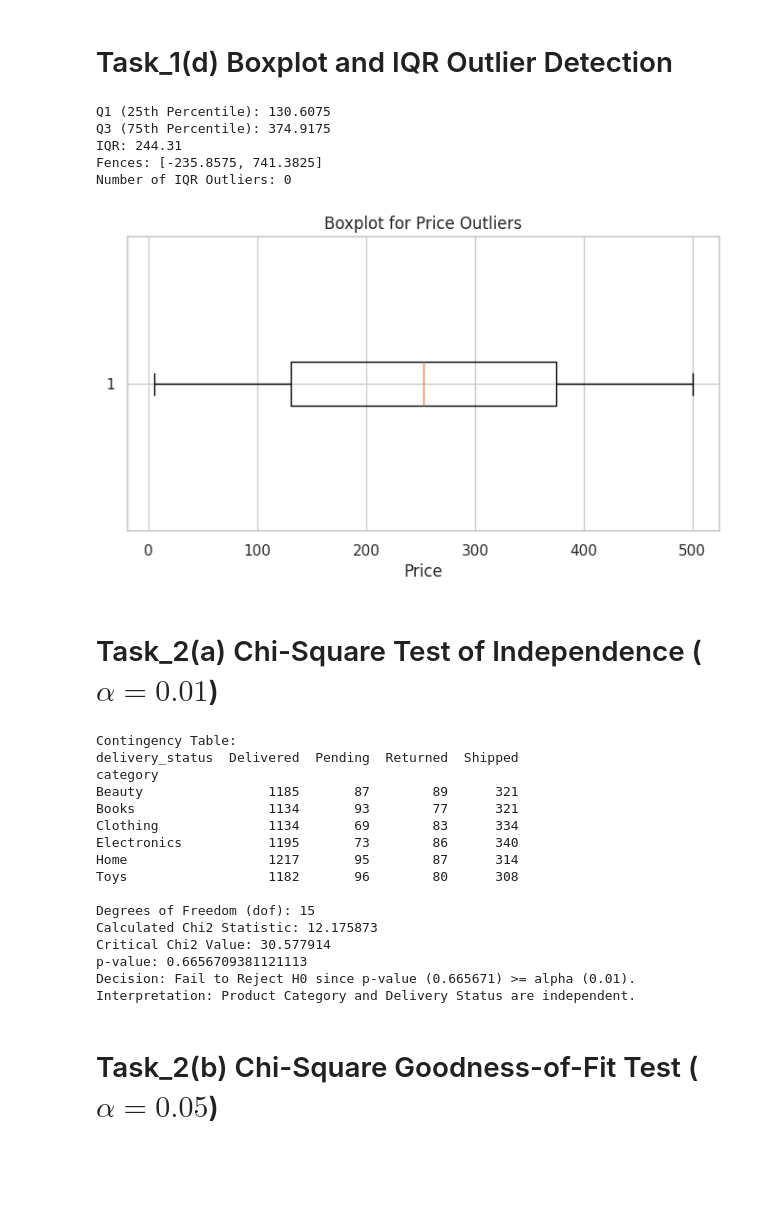
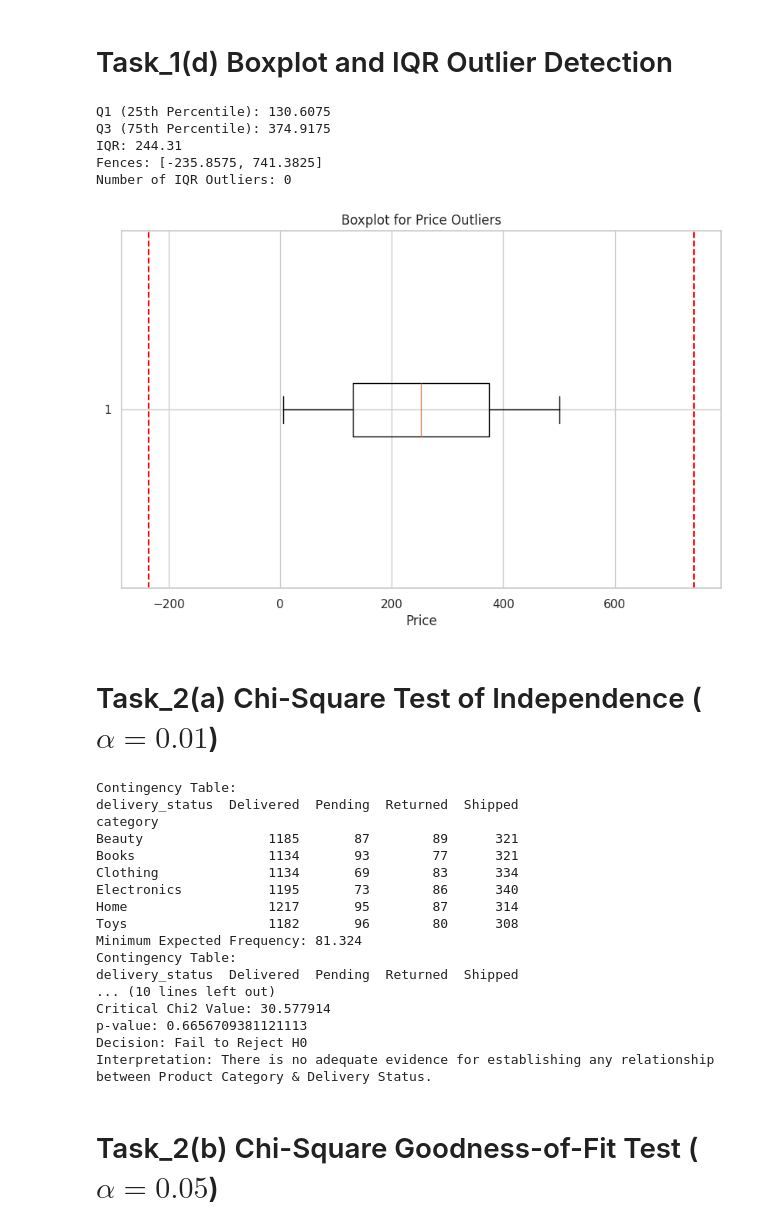
Before and after one commit to saifuddin-vuia/saifuddin-vuia, a Jupyter notebook: Statistics_CA_One.ipynb, the cells around one changed output. Saved outputs shown, nothing was run; the diff lists cells and outputs as text; code cells hidden in the pictures; blank space fills up the shorter version.

```diff
--- a/Statistics_CA_One.ipynb
+++ b/Statistics_CA_One.ipynb
@@ -160,46 +162,56 @@ Percentage inside 1-Sigma: 57.88 %
 # %%
 # Quartiles and IQR
 q1 = X.quantile(0.25)
 q3 = X.quantile(0.75)
 iqr = q3 - q1
 
 lower_fence = q1 - 1.5 * iqr
 upper_fence = q3 + 1.5 * iqr
 
 outliers_iqr = X[(X < lower_fence) | (X > upper_fence)]
 
 print("Q1 (25th Percentile):", round(q1, 6))
 print("Q3 (75th Percentile):", round(q3, 6))
 print("IQR:", round(iqr, 6))
 print(f"Fences: [{round(lower_fence, 6)}, {round(upper_fence, 6)}]")
 print("Number of IQR Outliers:", len(outliers_iqr))
 
 # Boxplot
-plt.figure(figsize=(8, 4))
+plt.figure(figsize=(10, 6))
 plt.boxplot(X, vert=False)
+plt.axvline(lower_fence, color='red', linestyle='--')
+plt.axvline(upper_fence, color='red', linestyle='--')
 plt.title('Boxplot for Price Outliers')
 plt.xlabel('Price')
 plt.show()
 # %% [output]
 Q1 (25th Percentile): 130.6075
 Q3 (75th Percentile): 374.9175
 IQR: 244.31
 Fences: [-235.8575, 741.3825]
 Number of IQR Outliers: 0
-[figure, old version]
+[figure, new version]
 # %% [markdown]
 # Task_2(a) Chi-Square Test of Independence ($\alpha = 0.01$)
 # %%
 # i. Hypotheses & Contingency Table
-# ii. Find Statistic and Critical Value
-# iii. Decision & Result Interpretation
+
+# H0: Product Category and Delivery Status are independent.
+# H1: Product Category and Delivery Status are not independent.
+
 
 contingency = pd.crosstab(df['category'], df['delivery_status'])
 alpha = 0.01
 
+print('Contingency Table:')
+print(contingency)
+
+# ii. Find Statistic and Critical Value
 
 chi2_stat, p_val, dof, expected = stats.chi2_contingency(contingency)
 critical_val = stats.chi2.ppf(1 - alpha, dof)
+
+print("Minimum Expected Frequency:", expected.min())
 
 print('Contingency Table:')
 print(contingency)
@@ -208,13 +220,15 @@ print('Calculated Chi2 Statistic:', round(chi2_stat, 6))
 print('Critical Chi2 Value:', round(critical_val, 6))
 print('p-value:', p_val)
 
-if p_val < alpha:
-  print(f'Decision: Reject H0 since p-value ({p_val:.6e}) < alpha ({alpha}).')
+# iii. Decision & Result Interpretation
+
+if chi2_stat > critical_val:
+  print(f'Decision: Reject H0')
   print('Interpretation: There is a statistically significant association between Product Category and Delivery Status.')
 
 else:
-  print(f'Decision: Fail to Reject H0 since p-value ({p_val:.6f}) >= alpha ({alpha}).')
-  print('Interpretation: Product Category and Delivery Status are independent.')
+  print(f'Decision: Fail to Reject H0')
+  print('Interpretation: There is no adequate evidence for establishing any relationship between Product Category & Delivery Status.')
 # %% [output]
 Contingency Table:
 delivery_status  Delivered  Pending  Returned  Shipped
@@ -225,13 +239,14 @@ Clothing              1134       69        83      334
 Electronics           1195       73        86      340
 Home                  1217       95        87      314
 Toys                  1182       96        80      308
-
-Degrees of Freedom (dof): 15
-Calculated Chi2 Statistic: 12.175873
+Minimum Expected Frequency: 81.324
+Contingency Table:
+delivery_status  Delivered  Pending  Returned  Shipped
+... (10 lines left out)
 Critical Chi2 Value: 30.577914
 p-value: 0.6656709381121113
-Decision: Fail to Reject H0 since p-value (0.665671) >= alpha (0.01).
-Interpretation: Product Category and Delivery Status are independent.
+Decision: Fail to Reject H0
+Interpretation: There is no adequate evidence for establishing any relationship between Product Category & Delivery Status.
 # %% [markdown]
 # Task_2(b) Chi-Square Goodness-of-Fit Test ($\alpha = 0.05$)
 # %%
```
Also changed, not shown: parts of 8 cells of this notebook.
